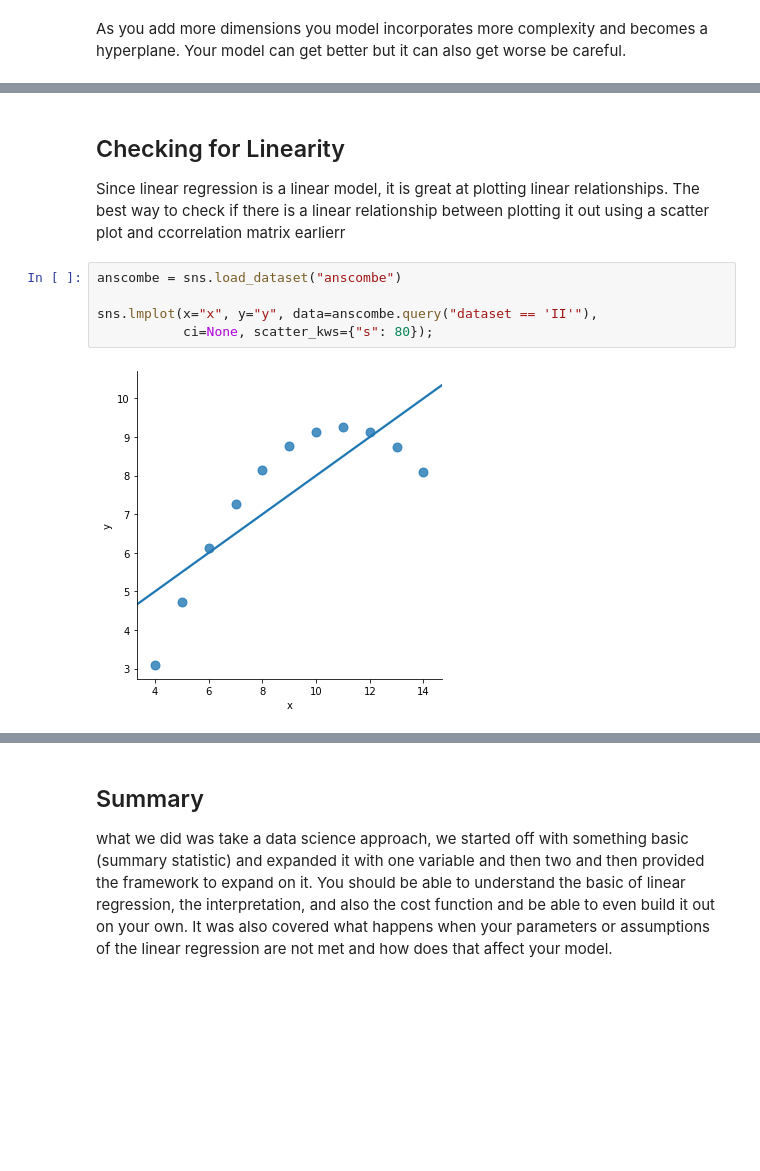
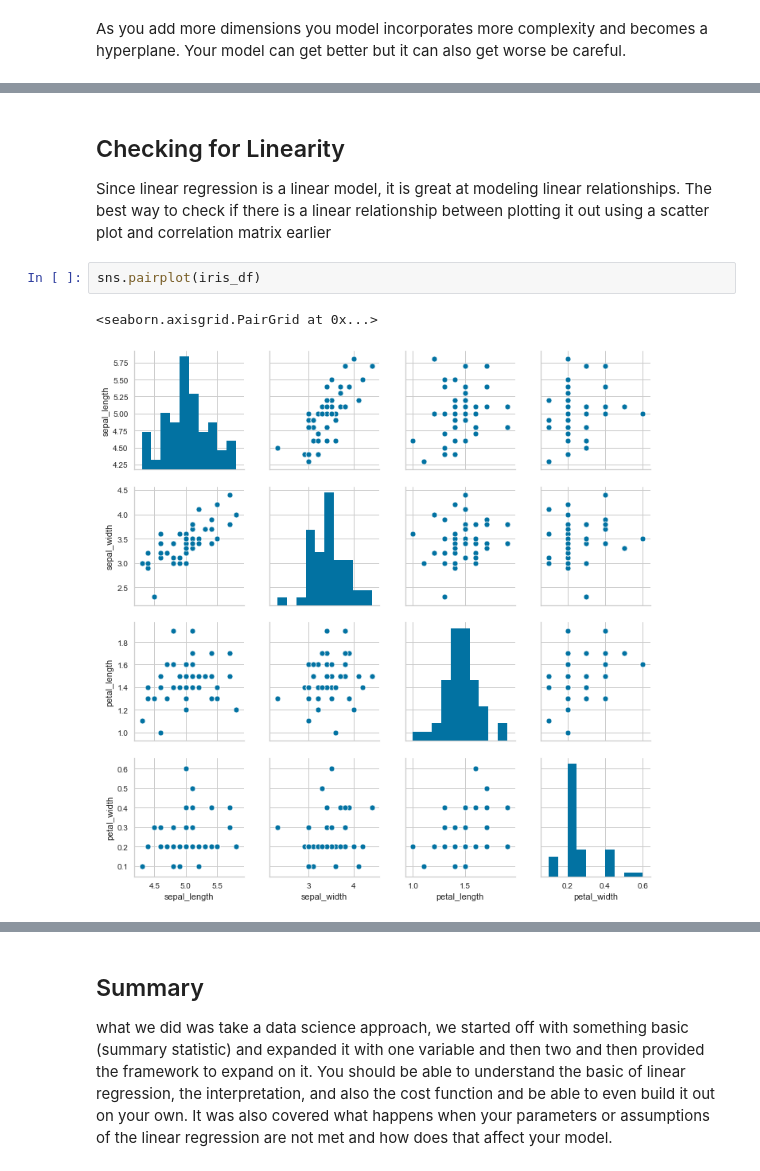
Before and after one commit to DataPoint-Armenia/DPA-Education, a Jupyter notebook: Workshop 5 - Multiple Linear Regression/Amberd Multiple Linear Regression.ipynb, the cells around one changed output, grey strips where cells are left out. Drawn from its saved outputs; the diff is of its cells as text; blank space fills up the shorter version.

```diff
--- a/Workshop 5 - Multiple Linear Regression/Amberd Multiple Linear Regression.ipynb
+++ b/Workshop 5 - Multiple Linear Regression/Amberd Multiple Linear Regression.ipynb
@@ -499,11 +504,9 @@ Estimates
 # %% [markdown]
 ## Checking for Linearity
 
-Since linear regression is a linear model, it is great at plotting linear relationships. The best way to check if there is a linear relationship between plotting it out using a scatter plot and ccorrelation matrix earlierr
+Since linear regression is a linear model, it is great at modeling linear relationships. The best way to check if there is a linear relationship between plotting it out using a scatter plot and correlation matrix earlier
-# %%
-anscombe = sns.load_dataset("anscombe")
-
-sns.lmplot(x="x", y="y", data=anscombe.query("dataset == 'II'"),
-           ci=None, scatter_kws={"s": 80});
-# %% [output]
-[figure, removed]
+# %%
+sns.pairplot(iris_df)
+# %% [output]
+<seaborn.axisgrid.PairGrid at 0x...>
+[figure, added]
```
Also changed, not shown: parts of 20 cells of this notebook.
